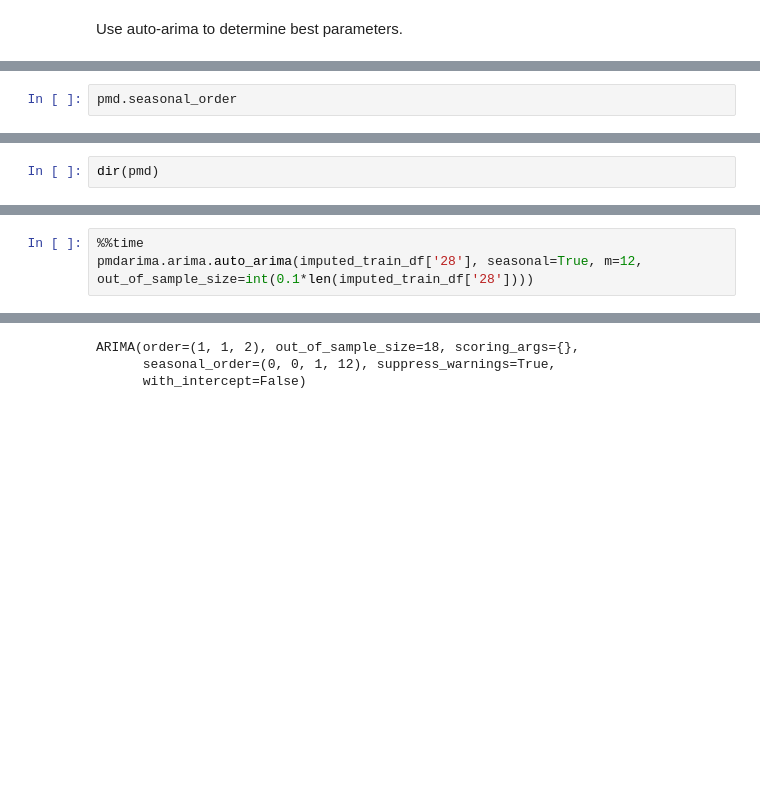
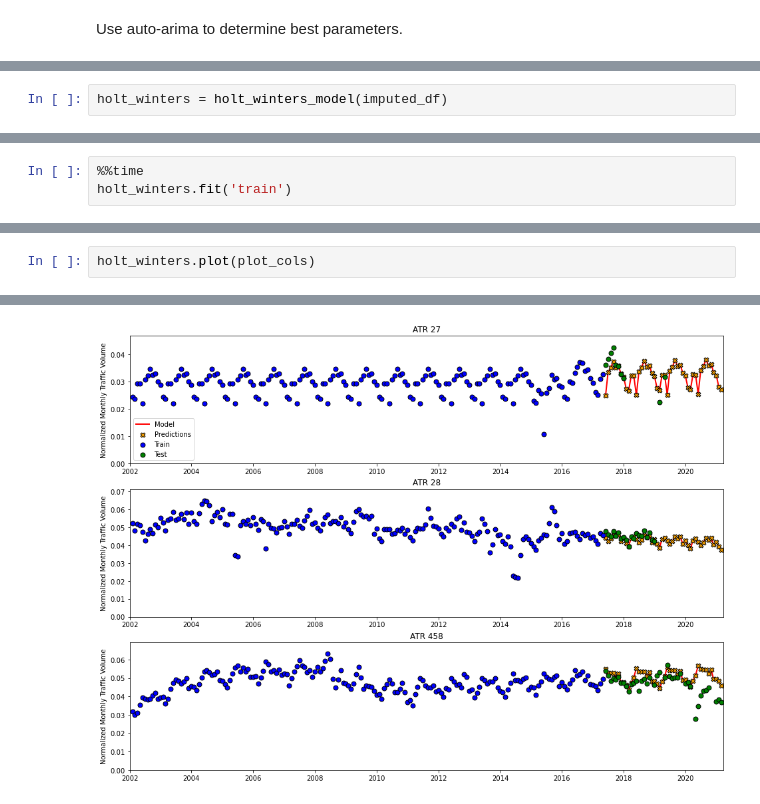
Before and after one commit to nmwodarz/traffic-project, a Jupyter notebook: Capstone 3 - Modeling.ipynb, the cells around one changed output, grey strips where cells are left out. Saved outputs shown, nothing was run; the diff lists cells and outputs as text; blank space fills up the shorter version.

```diff
--- a/Capstone 3 - Modeling.ipynb
+++ b/Capstone 3 - Modeling.ipynb
@@ -1378,2 +1380,2 @@ pmd.order
 # %%
-pmd.seasonal_order
+holt_winters = holt_winters_model(imputed_df)
@@ -1382,3 +1382,4 @@ pmd.seasonal_order
 # %%
-dir(pmd)
+%%time
+holt_winters.fit('train')
 # %% [output]
@@ -1409,4 +1392,3 @@ ARIMA(order=(1, 0, 0), scoring_args={}, seasonal_order=(2, 0, 2, 12),
 # %%
-%%time
-pmdarima.arima.auto_arima(imputed_train_df['28'], seasonal=True, m=12, out_of_sample_size=int(0.1*len(imputed_train_df['28'])))
+holt_winters.plot(plot_cols)
 # %% [output]
@@ -1414,3 +1395 @@ Wall time: 49.7 s
-ARIMA(order=(1, 1, 2), out_of_sample_size=18, scoring_args={},
-      seasonal_order=(0, 0, 1, 12), suppress_warnings=True,
-      with_intercept=False)
+[figure, added]
```
Also changed, not shown: parts of 73 cells of this notebook.
